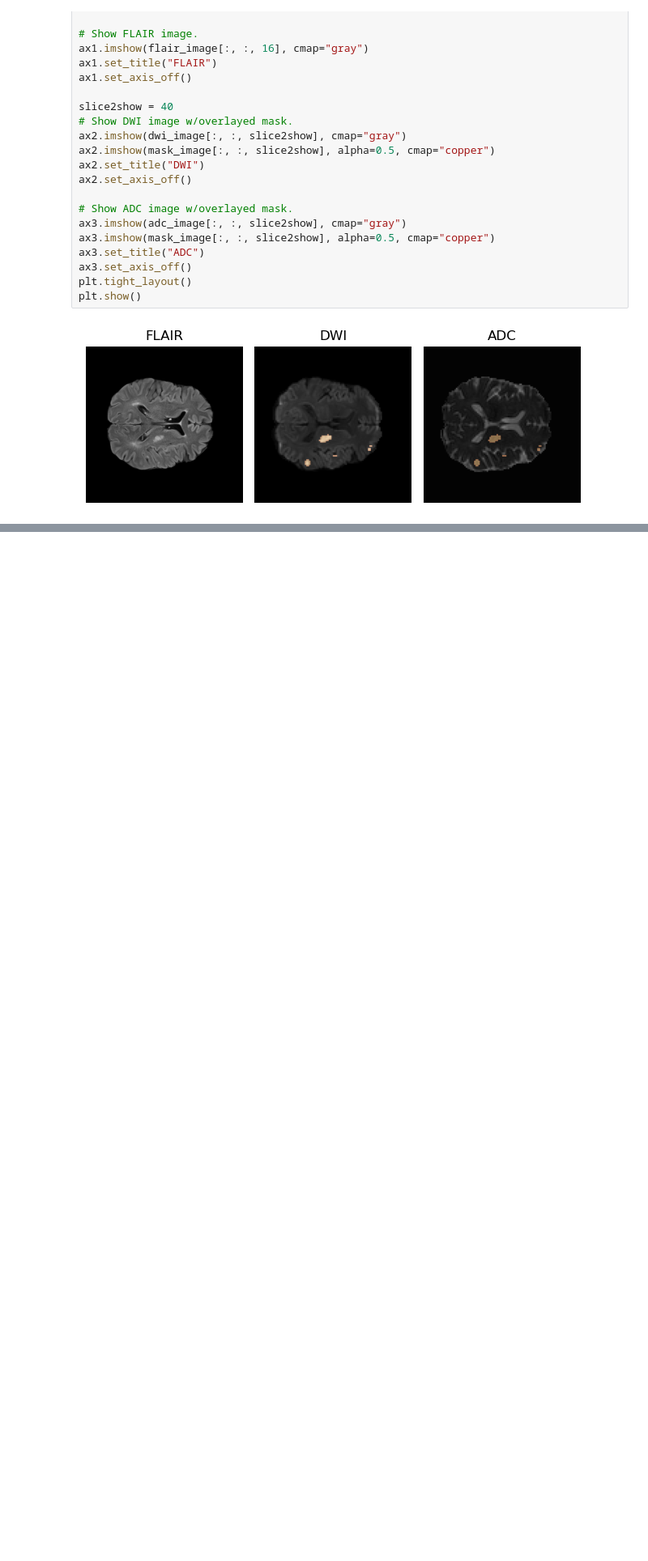
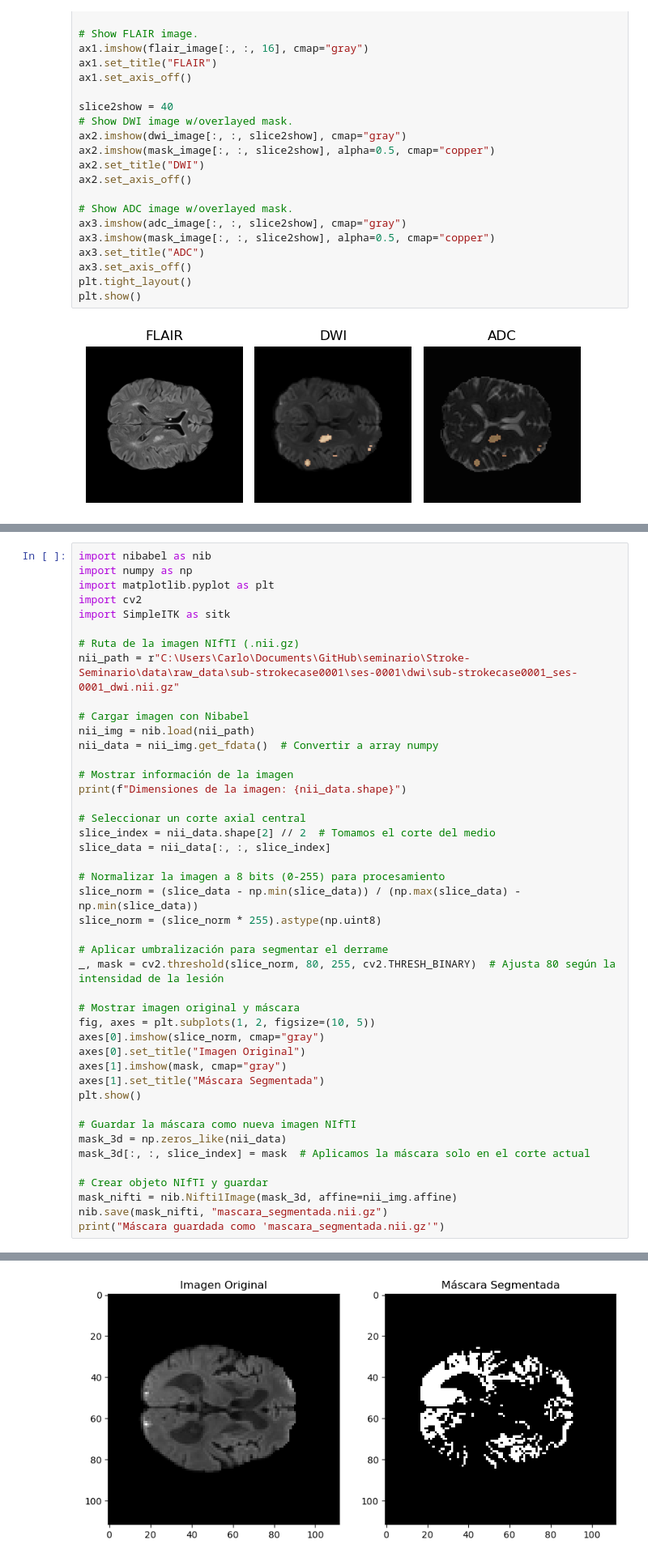
Before and after one commit to Rhydrus/Stroke-Seminario, a Jupyter notebook: src/visualizaton/Visualization.ipynb, the cells around one changed output, grey strips where cells are left out. Shown at 81% size. Saved outputs shown, nothing was run; the diff lists cells and outputs as text; blank space fills up the shorter version.

```diff
--- a/src/visualizaton/Visualization.ipynb
+++ b/src/visualizaton/Visualization.ipynb
@@ -83,0 +103,45 @@ plt.show()
+# %%
+import nibabel as nib
+import numpy as np
+import matplotlib.pyplot as plt
+import cv2
+import SimpleITK as sitk
+
+# Ruta de la imagen NIfTI (.nii.gz)
+nii_path = r"C:\Users\Carlo\Documents\GitHub\seminario\Stroke-Seminario\data\raw_data\sub-strokecase0001\ses-0001\dwi\sub-strokecase0001_ses-0001_dwi.nii.gz"
+
+# Cargar imagen con Nibabel
+nii_img = nib.load(nii_path)
+nii_data = nii_img.get_fdata()  # Convertir a array numpy
+
+# Mostrar información de la imagen
+print(f"Dimensiones de la imagen: {nii_data.shape}")
+
+# Seleccionar un corte axial central
+slice_index = nii_data.shape[2] // 2  # Tomamos el corte del medio
+slice_data = nii_data[:, :, slice_index]
+
+# Normalizar la imagen a 8 bits (0-255) para procesamiento
+slice_norm = (slice_data - np.min(slice_data)) / (np.max(slice_data) - np.min(slice_data))
+slice_norm = (slice_norm * 255).astype(np.uint8)
+
+# Aplicar umbralización para segmentar el derrame
+_, mask = cv2.threshold(slice_norm, 80, 255, cv2.THRESH_BINARY)  # Ajusta 80 según la intensidad de la lesión
+
+# Mostrar imagen original y máscara
+fig, axes = plt.subplots(1, 2, figsize=(10, 5))
+axes[0].imshow(slice_norm, cmap="gray")
+axes[0].set_title("Imagen Original")
+axes[1].imshow(mask, cmap="gray")
+axes[1].set_title("Máscara Segmentada")
+plt.show()
+
+# Guardar la máscara como nueva imagen NIfTI
+mask_3d = np.zeros_like(nii_data)
+mask_3d[:, :, slice_index] = mask  # Aplicamos la máscara solo en el corte actual
+
+# Crear objeto NIfTI y guardar
+mask_nifti = nib.Nifti1Image(mask_3d, affine=nii_img.affine)
+nib.save(mask_nifti, "mascara_segmentada.nii.gz")
+print("Máscara guardada como 'mascara_segmentada.nii.gz'")
+# %% [output]
@@ -83,0 +149 @@ plt.show()
+[figure, added]
```
Also changed, not shown: parts of 5 cells of this notebook, 7 other files.
